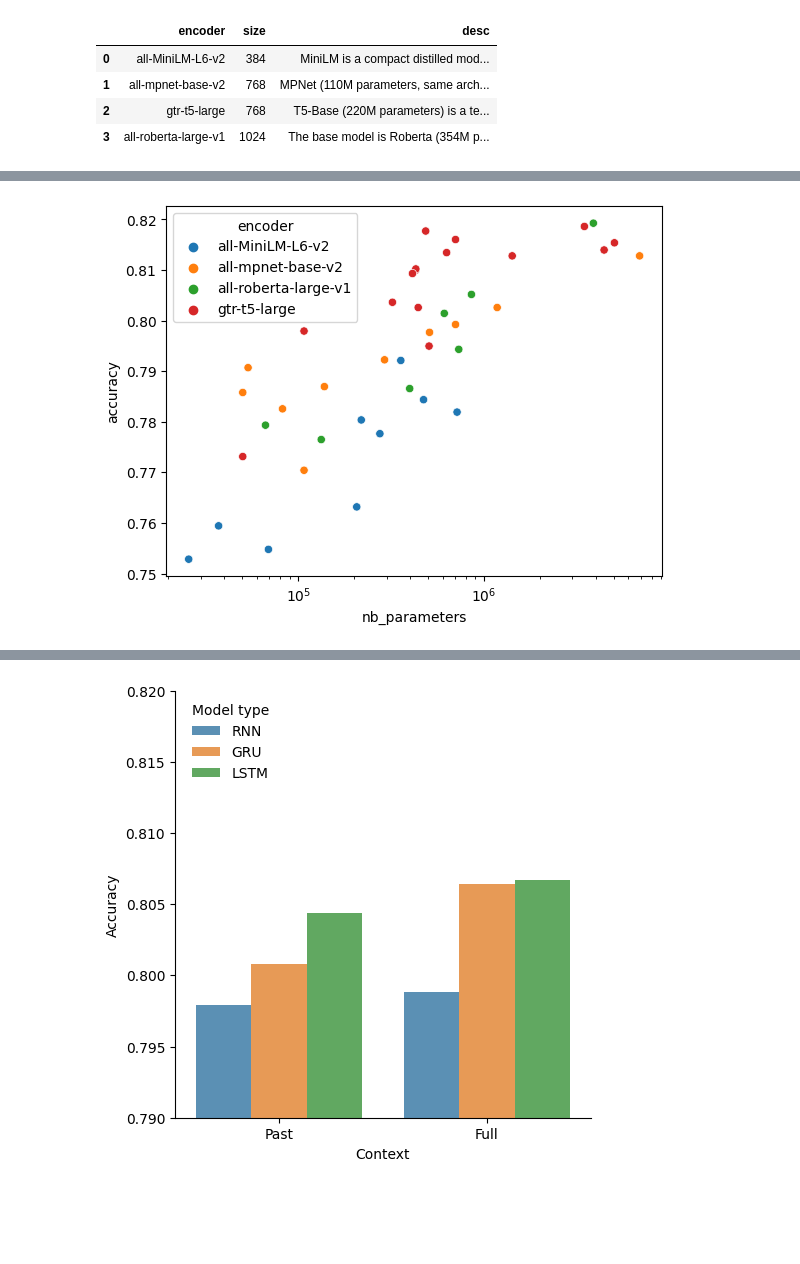
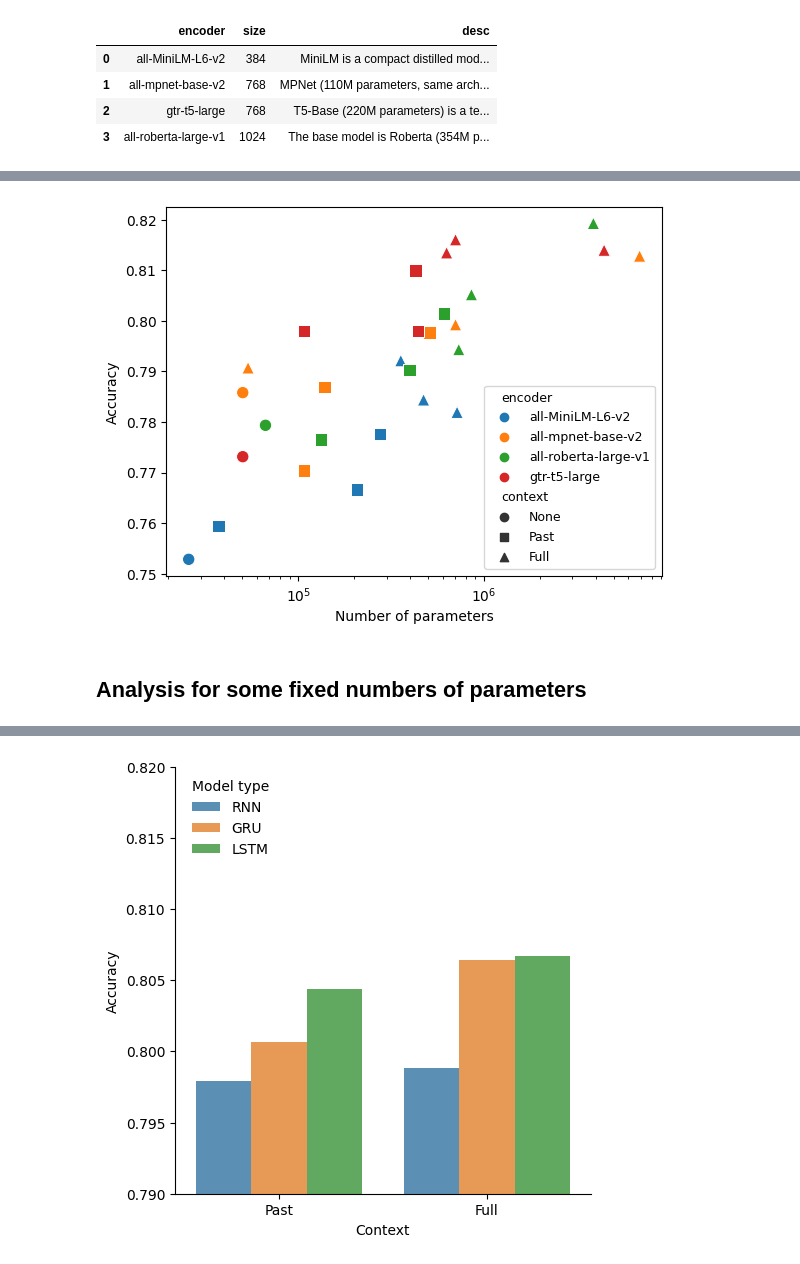
Before and after one commit to coni26/Intents_classification, a Jupyter notebook: result_analysis.ipynb, the cells around one changed output, grey strips where cells are left out. Cells and saved outputs as stored; diff of their text form; code cells hidden in the pictures; blank space fills up the shorter version.

```diff
--- a/result_analysis.ipynb
+++ b/result_analysis.ipynb
@@ -37,7 +32,3 @@ display(HTML(df.to_html()))
 | 1 | all-mpnet-base-v2 | 768 | MPNet (110M parameters, same arch... |
 | 2 | gtr-t5-large | 768 | T5-Base (220M parameters) is a te... |
 | 3 | all-roberta-large-v1 | 1024 | The base model is Roberta (354M p... |
-# %%
-idx_encoder = 2
-encoder = df.iloc[idx_encoder]['encoder']
-size_embedding = df.iloc[idx_encoder]['size']
@@ -46,3 +34,0 @@ _, _, test = load_data_embedded(encoder, test_only=True)
-# %%
-model = torch.load('models/' + 'biLSTM_200_4_' + encoder,  map_location=torch.device(device))
-model = model.to(device)
@@ -145,6 +37,7 @@ array([[0.277     , 0.497     , 0.226     , 0.        ],
 # %%
 list_models = os.listdir('models/')
 list_models.remove('.ipynb_checkpoints')
+list_models.remove('model_parameters')
 list_models = sorted(list_models, key = lambda x:x.split('_')[-1] + x.split('_')[0][1::])
 
 res = []
@@ -181,6 +84,11 @@ df_res
 # %%
 labels = df_res['encoder']
-sns.scatterplot(x=df_res['nb_parameters'], y=df_res['accuracy'], hue=labels)
+gfg = sns.scatterplot(x=df_res['nb_parameters'], y=df_res['accuracy'], hue=labels, style=df_res['context'], markers=['o', 's', '^'], s=80)
 plt.xscale('log')
+plt.xlabel("Number of parameters")
+plt.ylabel("Accuracy")
+plt.setp(gfg.get_legend().get_texts(), fontsize='9')
+#plt.savefig('images/acc_par.png', bbox_inches='tight')
+plt.show()
 # %% [output]
-[figure, old version]
+[figure, new version]
@@ -206,0 +95,2 @@ dic_model={'MLP': 'MLP',
+# %% [markdown]
+## Analysis for some fixed numbers of parameters
```
Also changed, not shown: parts of 46 cells of this notebook, 12 other files.
